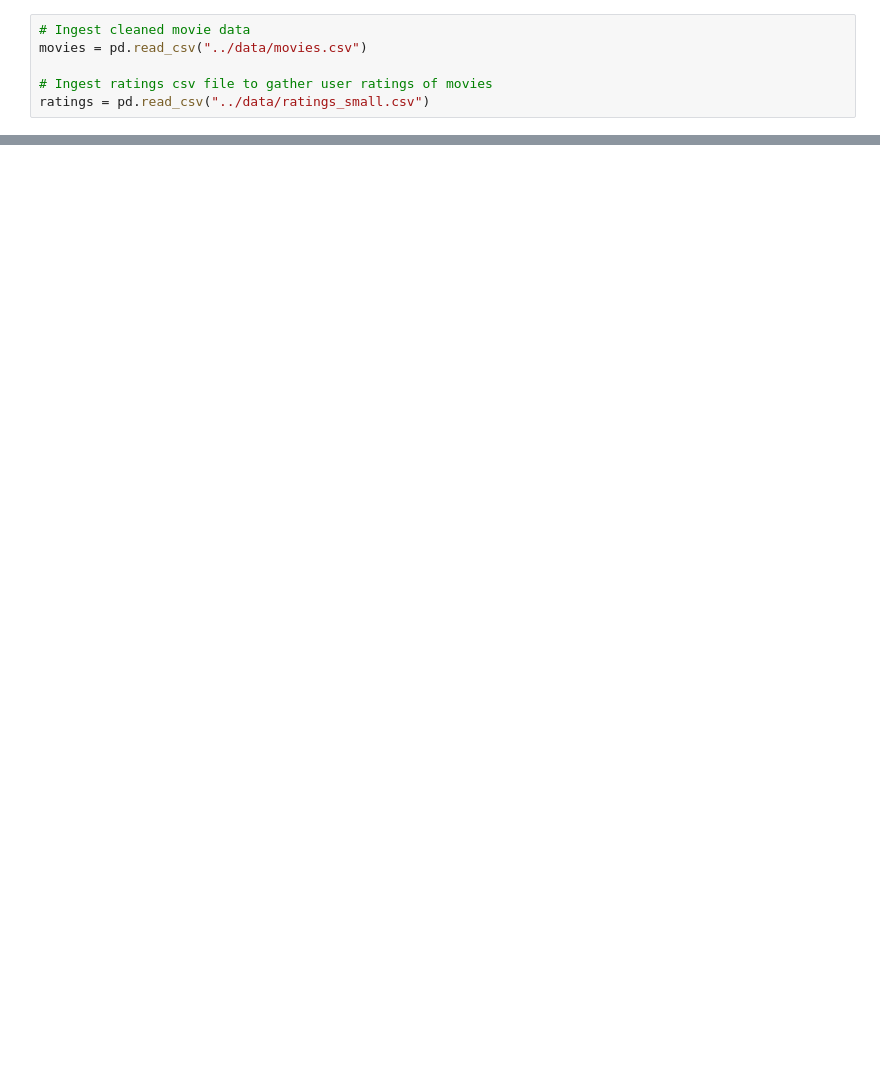
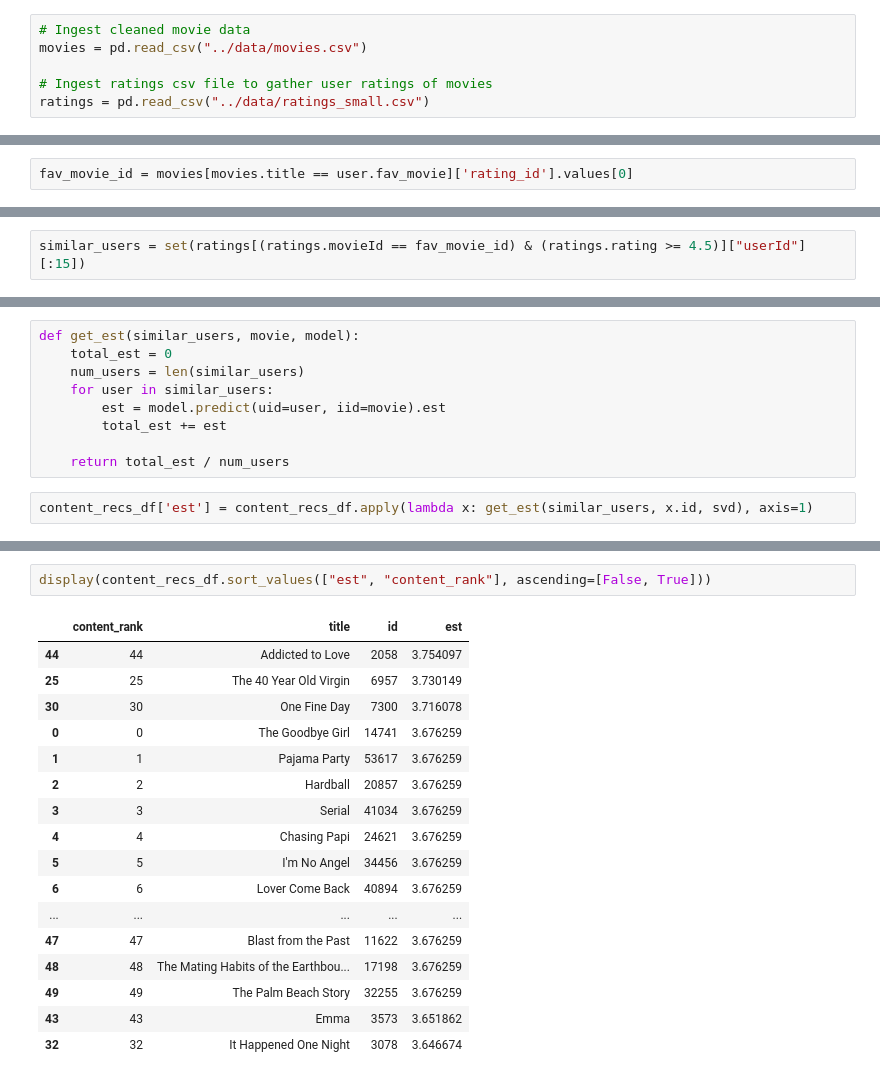
Before and after one commit to mcastelli5/Movie-Recommendation-Engine, a Jupyter notebook: notebooks/make_recommendation.ipynb, the cells around one changed output, grey strips where cells are left out. Saved outputs shown, nothing was run; the diff lists cells and outputs as text; blank space fills up the shorter version.

```diff
--- a/notebooks/make_recommendation.ipynb
+++ b/notebooks/make_recommendation.ipynb
@@ -123,0 +225,2 @@ ratings[ratings.movieId == 31]
+# %%
+fav_movie_id = movies[movies.title == user.fav_movie]['rating_id'].values[0]
@@ -123,0 +231,2 @@ ratings[ratings.movieId == 31]
+# %%
+similar_users = set(ratings[(ratings.movieId == fav_movie_id) & (ratings.rating >= 4.5)]["userId"][:15])
@@ -123,0 +237,11 @@ ratings[ratings.movieId == 31]
+# %%
+def get_est(similar_users, movie, model):
+    total_est = 0
+    num_users = len(similar_users)
+    for user in similar_users:
+        est = model.predict(uid=user, iid=movie).est
+        total_est += est
+
+    return total_est / num_users
+# %%
+content_recs_df['est'] = content_recs_df.apply(lambda x: get_est(similar_users, x.id, svd), axis=1)
@@ -123,0 +268,20 @@ ratings[ratings.movieId == 31]
+# %%
+display(content_recs_df.sort_values(["est", "content_rank"], ascending=[False, True]))
+# %% [output]
+|  | content_rank | title | id | est |
+| 44 | 44 | Addicted to Love | 2058 | 3.754097 |
+| 25 | 25 | The 40 Year Old Virgin | 6957 | 3.730149 |
+| 30 | 30 | One Fine Day | 7300 | 3.716078 |
+| 0 | 0 | The Goodbye Girl | 14741 | 3.676259 |
+| 1 | 1 | Pajama Party | 53617 | 3.676259 |
+| 2 | 2 | Hardball | 20857 | 3.676259 |
+| 3 | 3 | Serial | 41034 | 3.676259 |
+| 4 | 4 | Chasing Papi | 24621 | 3.676259 |
+| 5 | 5 | I'm No Angel | 34456 | 3.676259 |
+| 6 | 6 | Lover Come Back | 40894 | 3.676259 |
+| ... | ... | ... | ... | ... |
+| 47 | 47 | Blast from the Past | 11622 | 3.676259 |
+| 48 | 48 | The Mating Habits of the Earthbou... | 17198 | 3.676259 |
+| 49 | 49 | The Palm Beach Story | 32255 | 3.676259 |
+| 43 | 43 | Emma | 3573 | 3.651862 |
+| 32 | 32 | It Happened One Night | 3078 | 3.646674 |
```
Also changed, not shown: parts of 24 cells of this notebook, 1 other file.
